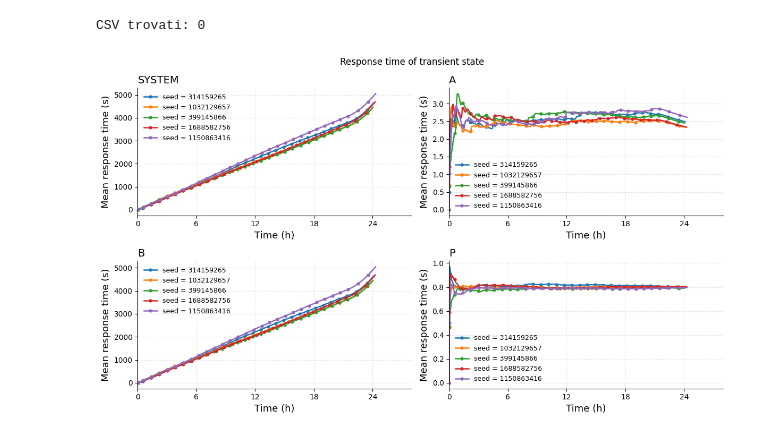
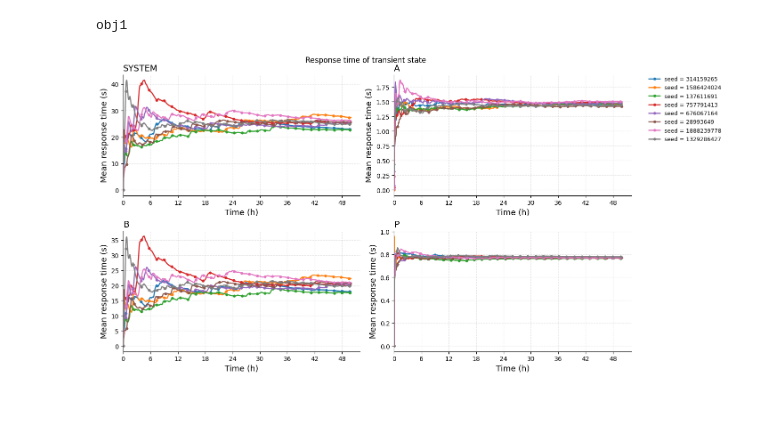
Before and after one commit to Dissan97/PMCNS-PROJECT, a Jupyter notebook: transitory.ipynb, the cells around one changed output. Drawn from its saved outputs; the diff is of its cells as text; code cells hidden in the pictures; blank space fills up the shorter version.

```diff
--- a/transitory.ipynb
+++ b/transitory.ipynb
@@ -248,9 +238,6 @@ def load_analytic_models_for_config(config_path: str, base_dir=BASE_DIR) -> pd.D
 
 
 # uso
-# %%
-conv_files=find_csv_for_config(config_file,target="conv")
-analytic_df = load_analytic_models_for_config(config_path, base_dir=BASE_DIR)
 # %%
 ########## helper per grafici con intervallo confidenza (PULITO)
 # ============================================================
@@ -783,31 +806,35 @@ def plot_transient_rt_paper_style(
     plt.show()
-# %%
-# Sanity check
-files = find_csv_for_config(config_file, base_dir=BASE_DIR)
-print("CSV trovati:", len(files))
-for f in files: print(" -", f)
-# %% [output]
-CSV trovati: 0
 # %%
+OBJ = 3
+#config_file = f"obj4_p_var_loop.json"
+#config_file = f"obj1.json"
+config_file = f"obj1.json"
+arrival_rate = 1.2
 
+config_path = f"analytic_sweep_lambda.csv"
+TITLE_PREFIX = f"OBJ{OBJ}"
+conv_files=find_csv_for_config(config_file,target="conv")
 
 # 2) li carico come LISTA di DF (uno per file/seed)
 dfs_conv = load_conv_as_list(conv_files)
 dfs=[]
 for df in dfs_conv:
     dc=df.copy()
     dc["time"]=dc["time"].astype(float)/3600.0
     dfs.append(dc)
 
 
 plot_transient_rt_paper_style(
     dfs_conv_list=dfs,
-    arrival_rate=1.4,
+    arrival_rate=arrival_rate,
     scopes=("OVERALL", "NODE_A","NODE_B","NODE_P"),  # TL=SYSTEM, TR=A, BL=P, BR=B
-    t_max=(26.0),
+    t_max=(50.0),
     downsample_every=1,
     ewma_span=7,
-    analytic_df=analytic_df
+    analytic_df=None,
+    log = False,
+    fig_name="Obj1-transient-rt.png",
 )
 # %% [output]
+obj1
-[figure, old version]
+[figure, new version]
```
Also changed, not shown: parts of 3 cells of this notebook, 2 other files.
